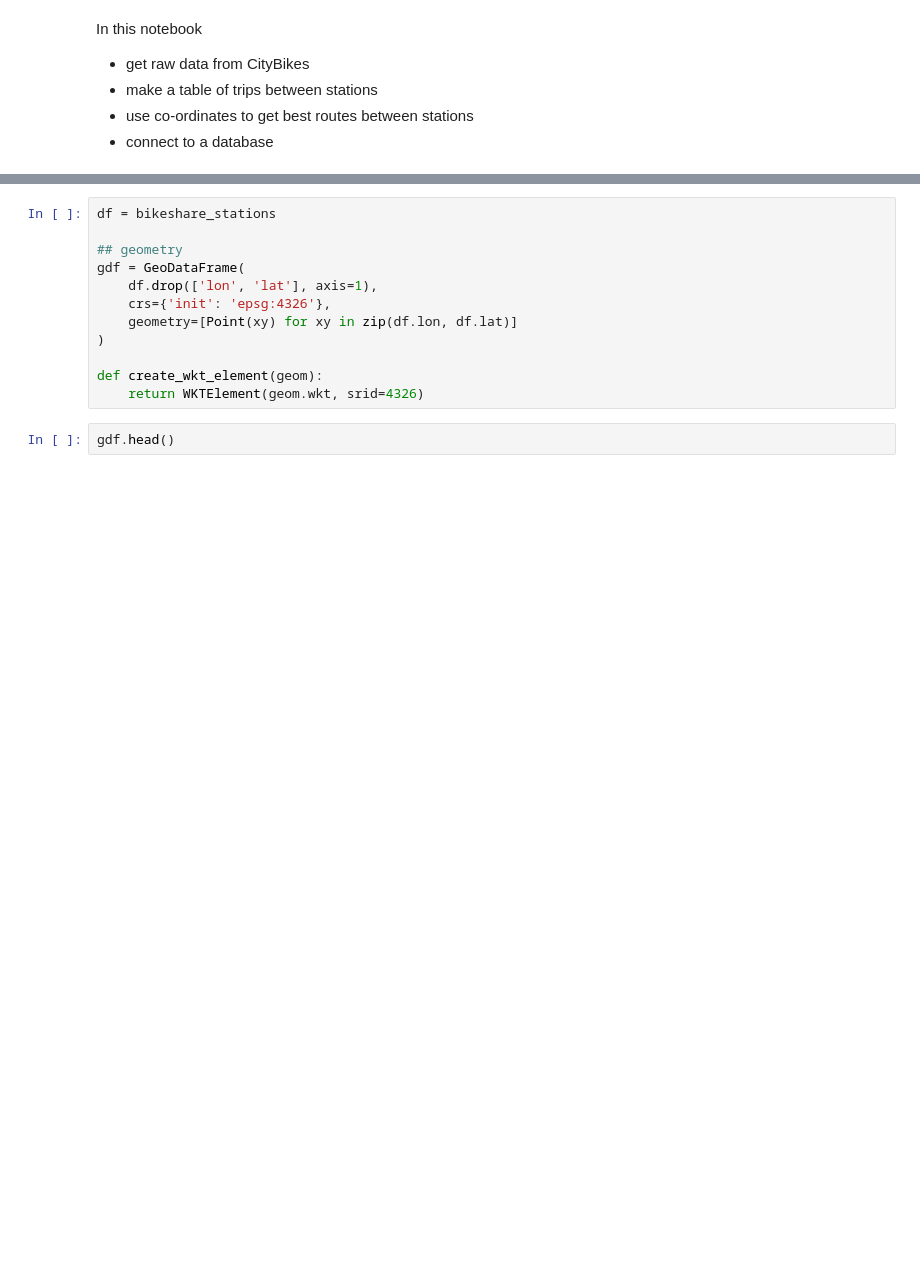
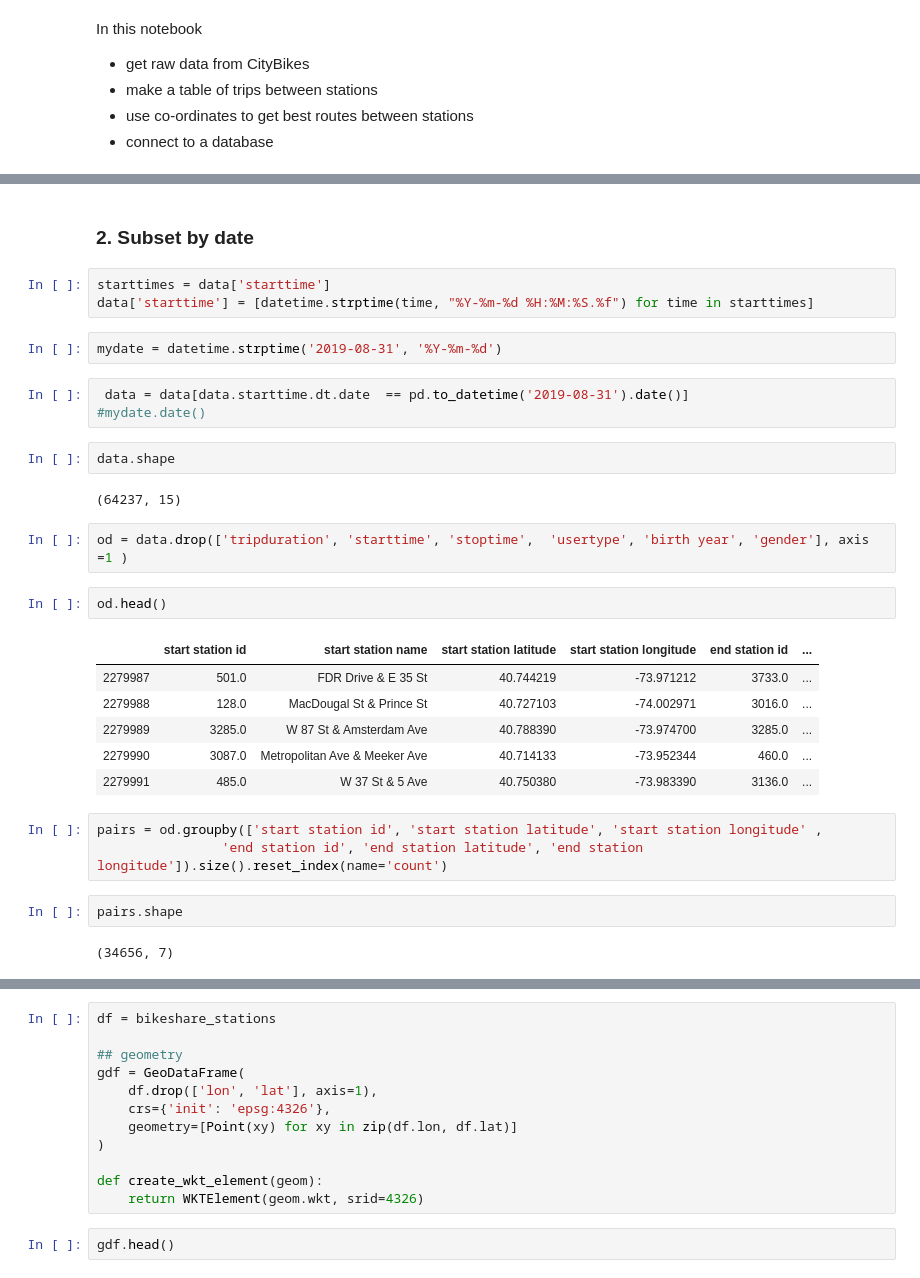
Before and after one commit to iskandari/gisdata, a Jupyter notebook: geodataframe.ipynb, the cells around one changed output, grey strips where cells are left out. Saved outputs shown, nothing was run; the diff lists cells and outputs as text; blank space fills up the shorter version.

```diff
--- a/geodataframe.ipynb
+++ b/geodataframe.ipynb
@@ -24,0 +62,32 @@ import psycopg2
+# %% [markdown]
+### 2. Subset by date  ###
+# %%
+starttimes = data['starttime']
+data['starttime'] = [datetime.strptime(time, "%Y-%m-%d %H:%M:%S.%f") for time in starttimes]
+# %%
+mydate = datetime.strptime('2019-08-31', '%Y-%m-%d')
+# %%
+ data = data[data.starttime.dt.date  == pd.to_datetime('2019-08-31').date()]
+#mydate.date()
+# %%
+data.shape
+# %% [output]
+(64237, 15)
+# %%
+od = data.drop(['tripduration', 'starttime', 'stoptime',  'usertype', 'birth year', 'gender'], axis  =1 )
+# %%
+od.head()
+# %% [output]
+|  | start station id | start station name | start station latitude | start station longitude | end station id | ... |
+| 2279987 | 501.0 | FDR Drive & E 35 St | 40.744219 | -73.971212 | 3733.0 | ... |
+| 2279988 | 128.0 | MacDougal St & Prince St | 40.727103 | -74.002971 | 3016.0 | ... |
+| 2279989 | 3285.0 | W 87 St & Amsterdam Ave | 40.788390 | -73.974700 | 3285.0 | ... |
+| 2279990 | 3087.0 | Metropolitan Ave & Meeker Ave | 40.714133 | -73.952344 | 460.0 | ... |
+| 2279991 | 485.0 | W 37 St & 5 Ave | 40.750380 | -73.983390 | 3136.0 | ... |
+# %%
+pairs = od.groupby(['start station id', 'start station latitude', 'start station longitude' ,
+                'end station id', 'end station latitude', 'end station longitude']).size().reset_index(name='count')
+# %%
+pairs.shape
+# %% [output]
+(34656, 7)
```
Also changed, not shown: parts of 51 cells of this notebook.
